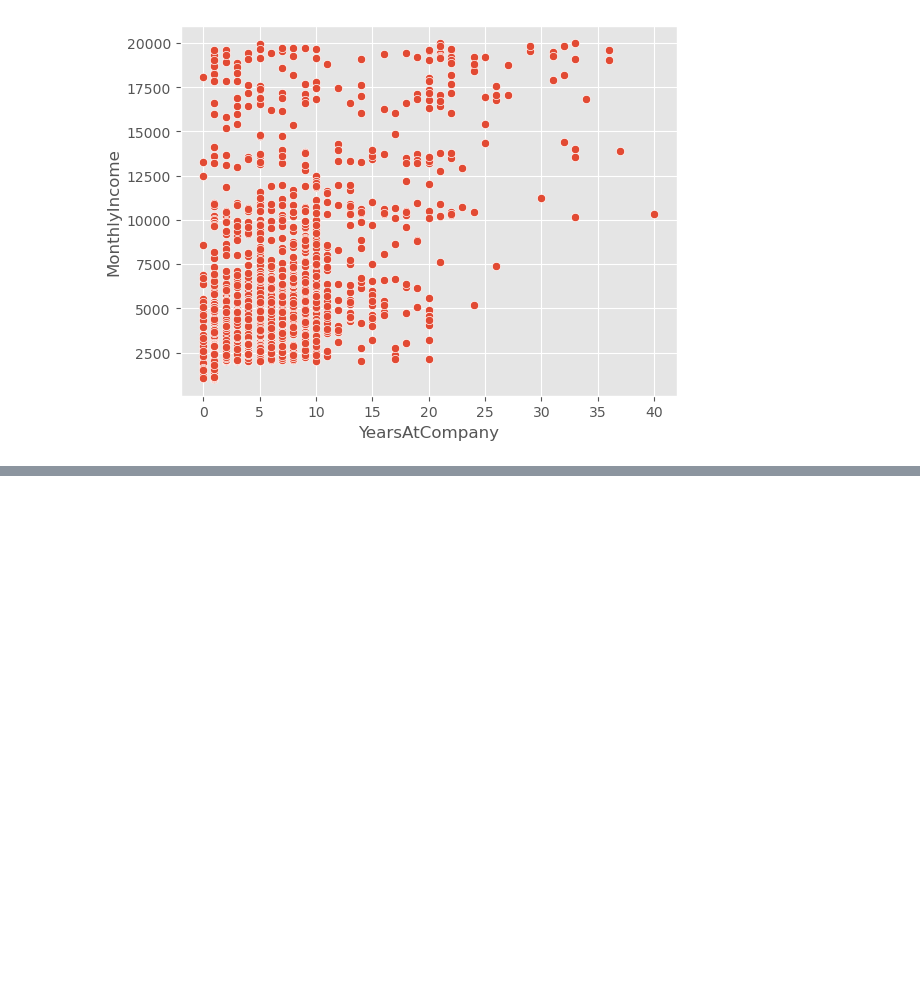
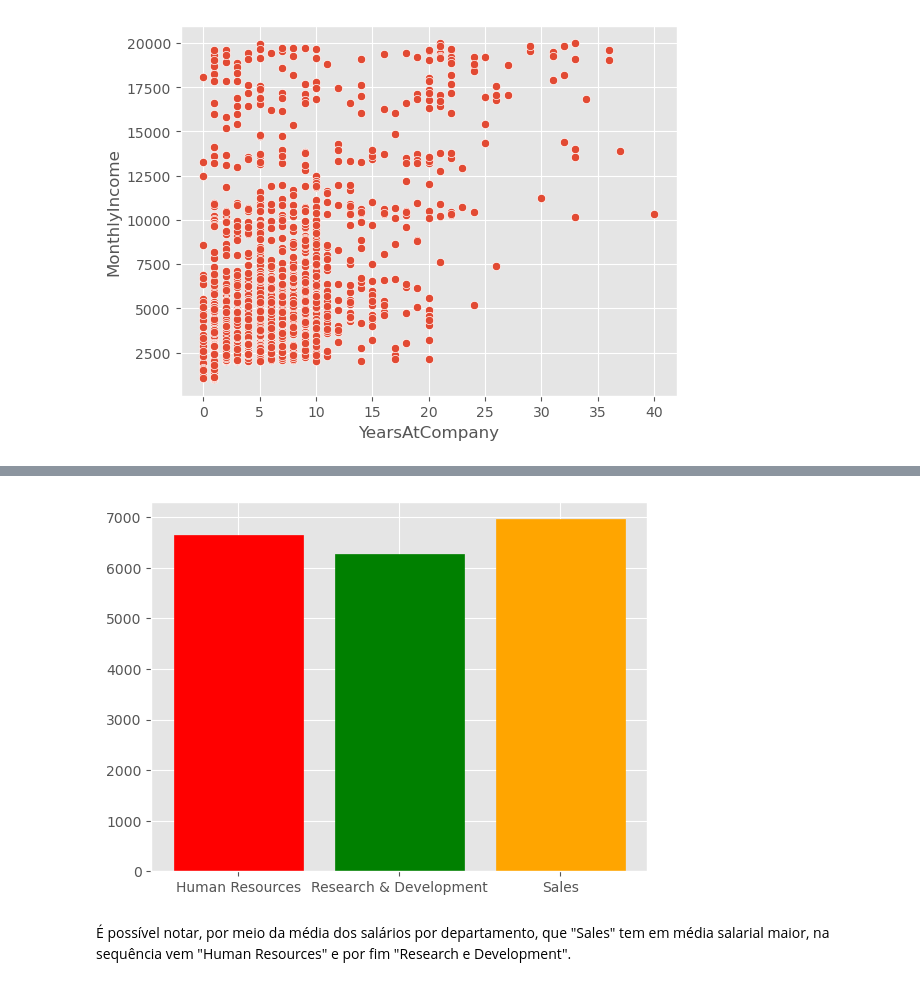
Before and after one commit to rafaelnogueira98/analise_rh_ibm, a Jupyter notebook: analise_rh_ibm.ipynb, the cells around one changed output, grey strips where cells are left out. Cells and saved outputs as stored; diff of their text form; code cells hidden in the pictures; blank space fills up the shorter version.

```diff
--- a/analise_rh_ibm.ipynb
+++ b/analise_rh_ibm.ipynb
@@ -146,0 +151,11 @@ ValueError: could not convert string to float: 'Yes'
+# %%
+media_salarial_dep = rh.groupby("Department")["MonthlyIncome"].mean()
+graf_bar = plt.bar(media_salarial_dep.index, media_salarial_dep)
+
+graf_bar[0].set_color("red")
+graf_bar[1].set_color("green")
+graf_bar[2].set_color("orange")
+# %% [output]
+[figure, added]
+# %% [markdown]
+É possível notar, por meio da média dos salários por departamento, que "Sales" tem em média salarial maior, na sequência vem "Human Resources" e por fim "Research e Development".
```
Also changed, not shown: parts of 6 cells of this notebook.
